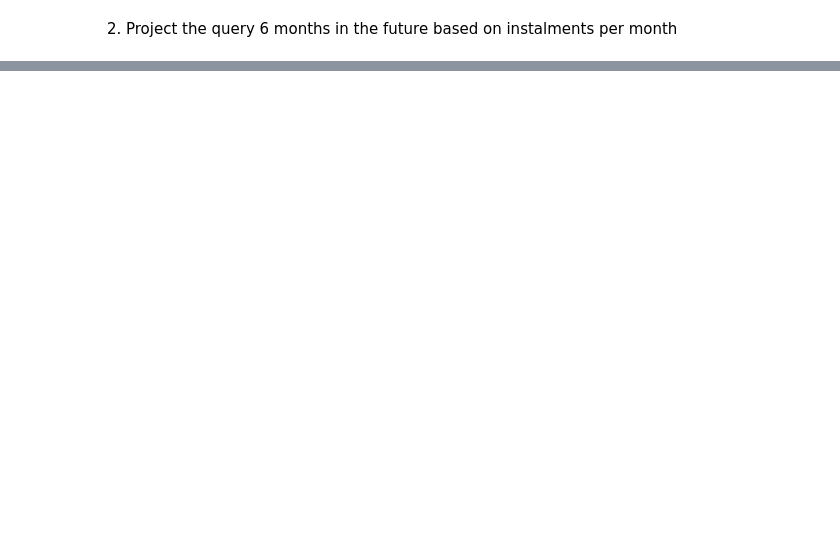
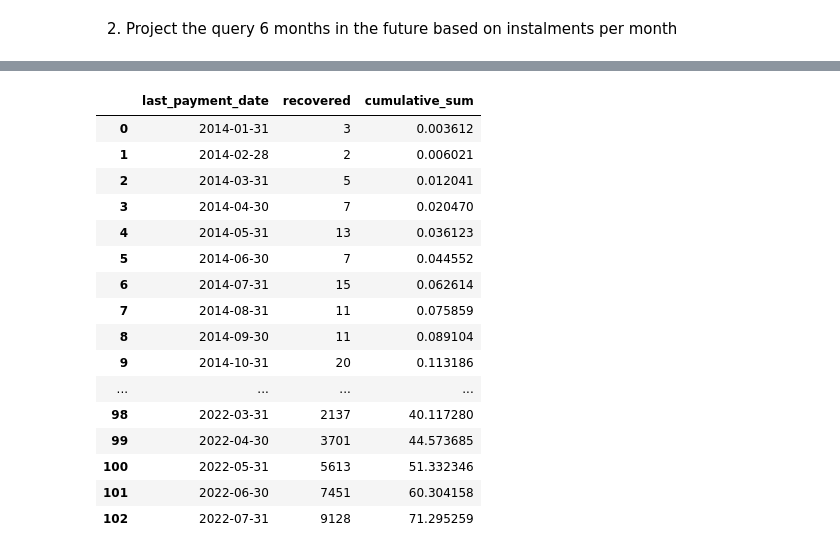
Before and after one commit to stealthchopper2k/exploratory-data-analysis---customer-loans-in-finance, a Jupyter notebook: main.ipynb, the cells around one changed output, grey strips where cells are left out. Drawn from its saved outputs; the diff is of its cells as text; code cells hidden in the pictures; blank space fills up the shorter version.

Commit message:
fix calculation of brand new cumulative sum

```diff
--- a/main.ipynb
+++ b/main.ipynb
@@ -293,6 +293,8 @@ Percent of Loans Currently Recovered: 55.98%
 # %%
 # Check what Further can be recovered in 6 months
 future_df = df[~recovered_loans]
+prediction_df = df[~recovered_loans]
+prediction_recovered_df = df[recovered_loans]
 
 future_df['6m_future_total_payment'] = future_df['total_payment'] + \
     (future_df['instalment'] * 6)
@@ -365,0 +417,35 @@ Text(0.5, 1.0, 'Time series repaid')
+# %%
+complete_df = pd.concat(
+    [prediction_recovered_df, prediction_df], ignore_index=True)
+
+# Group by month to count amount recovered that month
+filtered_df = complete_df .set_index('last_payment_date').groupby(
+    [pd.Grouper(freq="M")])['recovered'].count().reset_index()
+
+# Sort by date
+filtered_df.sort_values(
+    by='last_payment_date', ascending=True, inplace=True)
+
+# Cumulative sum the percentage recovered per month ( recovered count / total recovered + unrecovered count )
+filtered_df['cumulative_sum'] = filtered_df['recovered'].apply(
+    lambda x: x / (len(df) + len(prediction_df)) * 100).cumsum()
+
+filtered_df
+# %% [output]
+|  | last_payment_date | recovered | cumulative_sum |
+| 0 | 2014-01-31 | 3 | 0.003612 |
+| 1 | 2014-02-28 | 2 | 0.006021 |
+| 2 | 2014-03-31 | 5 | 0.012041 |
+| 3 | 2014-04-30 | 7 | 0.020470 |
+| 4 | 2014-05-31 | 13 | 0.036123 |
+| 5 | 2014-06-30 | 7 | 0.044552 |
+| 6 | 2014-07-31 | 15 | 0.062614 |
+| 7 | 2014-08-31 | 11 | 0.075859 |
+| 8 | 2014-09-30 | 11 | 0.089104 |
+| 9 | 2014-10-31 | 20 | 0.113186 |
+| ... | ... | ... | ... |
+| 98 | 2022-03-31 | 2137 | 40.117280 |
+| 99 | 2022-04-30 | 3701 | 44.573685 |
+| 100 | 2022-05-31 | 5613 | 51.332346 |
+| 101 | 2022-06-30 | 7451 | 60.304158 |
+| 102 | 2022-07-31 | 9128 | 71.295259 |
```
Also changed, not shown: parts of 4 cells of this notebook.
